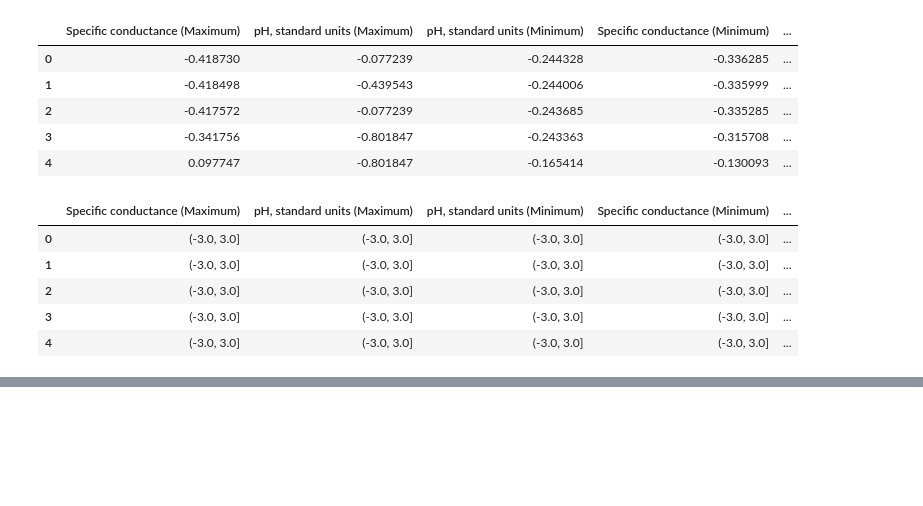
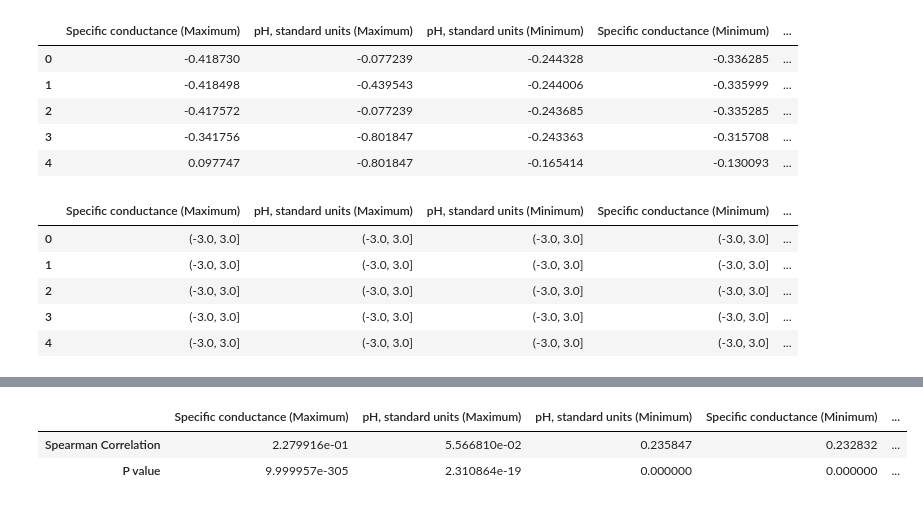
Before and after one commit to glovric/NOSQLBDA-TVZ, a Jupyter notebook: Python_2/stats_analysis_2.ipynb, the cells around one changed output, grey strips where cells are left out. Cells and saved outputs as stored; diff of their text form; code cells hidden in the pictures; blank space fills up the shorter version.

```diff
--- a/Python_2/stats_analysis_2.ipynb
+++ b/Python_2/stats_analysis_2.ipynb
@@ -218,0 +232,9 @@ stats.pointbiserialr(df['gender'], df['MonthlyCharges'])
+# %%
+spearman_df = pd.DataFrame(spearman_list).T
+spearman_df.columns = continuous_columns
+spearman_df.index = ["Spearman Correlation", "P value"]
+spearman_df
+# %% [output]
+|  | Specific conductance (Maximum) | pH, standard units (Maximum) | pH, standard units (Minimum) | Specific conductance (Minimum) | ... |
+| Spearman Correlation | 2.279916e-01 | 5.566810e-02 | 0.235847 | 0.232832 | ... |
+| P value | 9.999957e-305 | 2.310864e-19 | 0.000000 | 0.000000 | ... |
```
Also changed, not shown: parts of 15 cells of this notebook.
